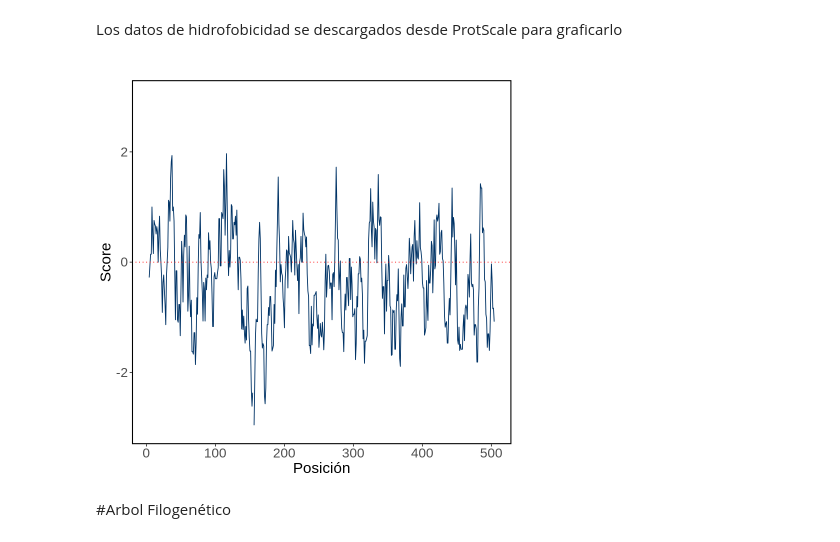
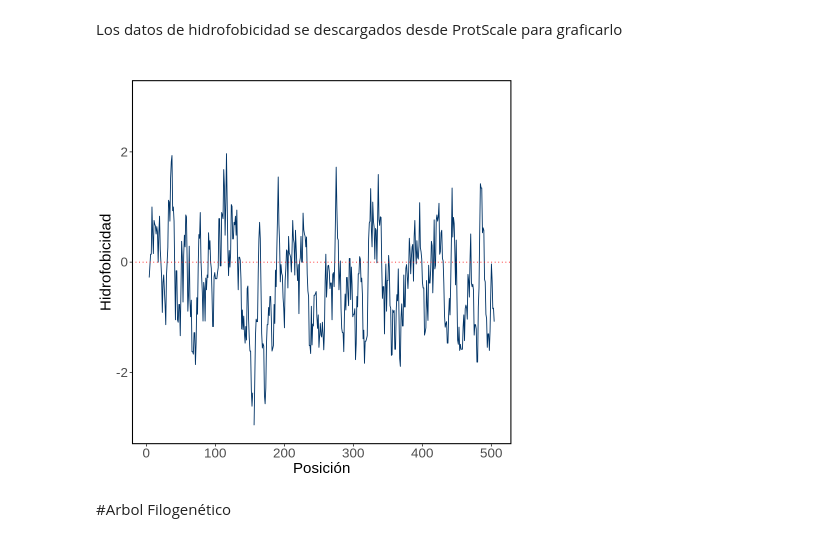
Before and after one commit to ChSammir79/ChSammir79, a Jupyter notebook: Gráficos_tésis.ipynb, the cells around one changed output. Drawn from its saved outputs; the diff is of its cells as text; code cells hidden in the pictures.

```diff
--- a/Gráficos_tésis.ipynb
+++ b/Gráficos_tésis.ipynb
@@ -117,21 +117,21 @@ Los datos de hidrofobicidad se descargados desde ProtScale para graficarlo
 # %%
 hdrp <- read.csv("/content/hidropaticidad.txt", sep="")
 
 ggplot(hdrp, aes(x = residue, y = predicted)) +
   geom_line(color = "#003366") +
   geom_hline(yintercept = 0, linetype = "dotted", color = "red") +
   labs(title = "",
        x = "Posición",
-       y = "Score") +
+       y = "Hidrofobicidad") +
   scale_y_continuous(limits = c(-3, 3)) +
   theme_test() +
   theme(
     panel.border = element_rect(color = "black", linewidth = 1.2),
     axis.title = element_text(size = 18),
     axis.text = element_text(size = 16)
   )
 # %% [output]
-[figure, old version]
+[figure, new version]
 # %% [markdown]
 #Arbol Filogenético
 # %% [markdown]
```
Also changed, not shown: parts of 1 cell of this notebook.
